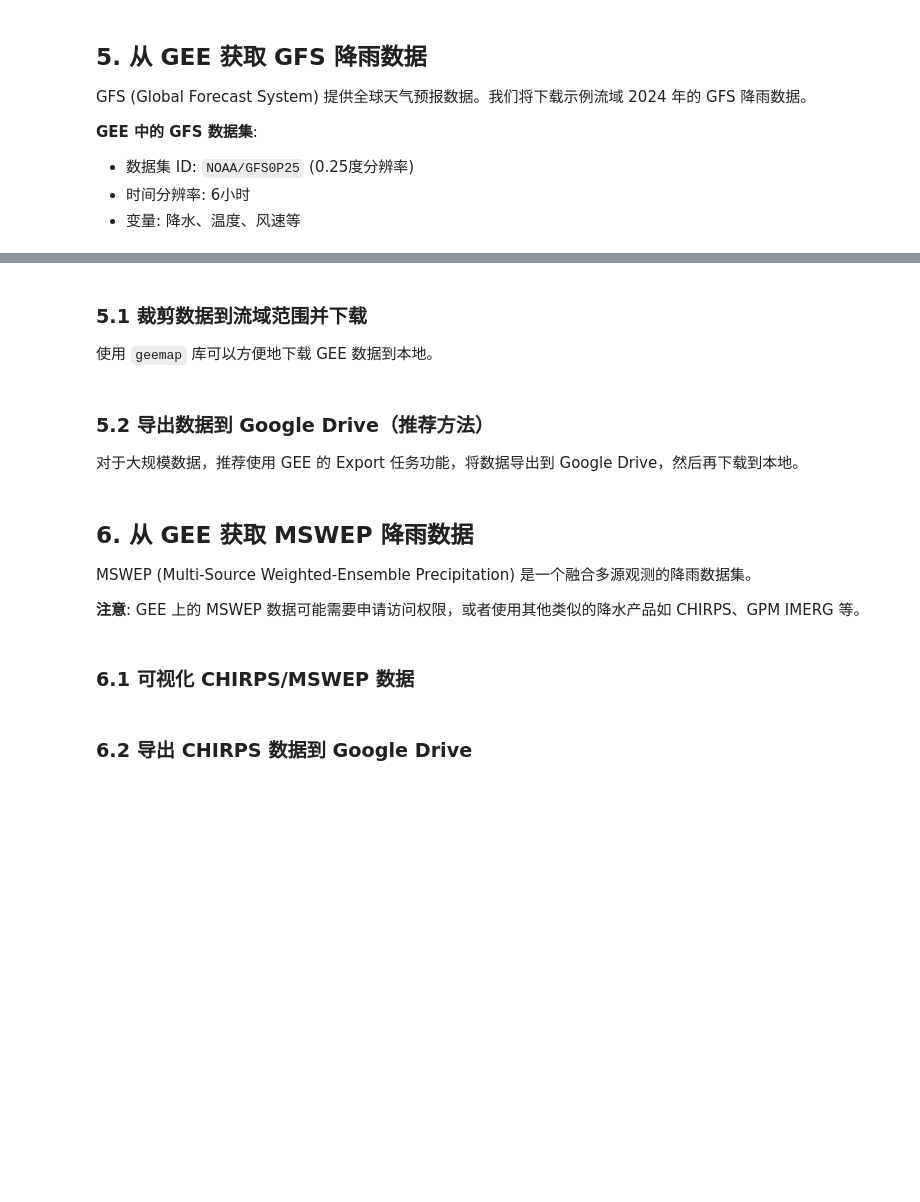
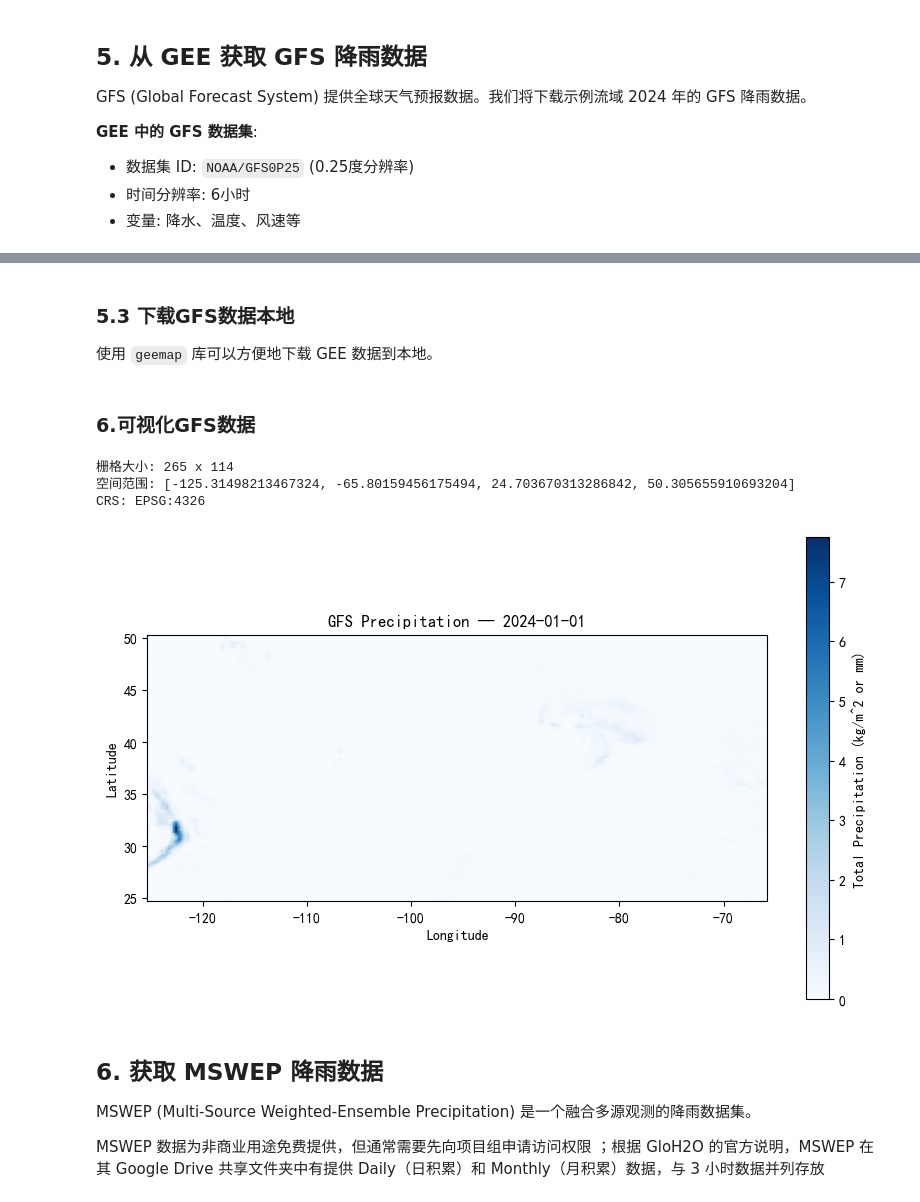
Before and after one commit to iHeadWater/digital_twin_watershed_homework, a Jupyter notebook: 1_data_acquisition.ipynb, the cells around one changed output, grey strips where cells are left out. Cells and saved outputs as stored; diff of their text form; code cells hidden in the pictures; blank space fills up the shorter version.

```diff
--- a/1_data_acquisition.ipynb
+++ b/1_data_acquisition.ipynb
@@ -220,5 +376,5 @@ except Exception as e:
 # %% [markdown]
-### 5.1 裁剪数据到流域范围并下载
+### 5.3 下载GFS数据本地
 
 使用 `geemap` 库可以方便地下载 GEE 数据到本地。
 # %%
@@ -267,4 +422,0 @@ download_ee_data_to_netcdf(daily_precip, basin_geometry, output_file)
-# %% [markdown]
-### 5.2 导出数据到 Google Drive（推荐方法）
-
-对于大规模数据，推荐使用 GEE 的 Export 任务功能，将数据导出到 Google Drive，然后再下载到本地。
@@ -324,6 +423,40 @@ except Exception as e:
+# %% [markdown]
+### 6.可视化GFS数据
+# %%
+import rasterio
+import matplotlib.pyplot as plt
+import numpy as np
+
+# 1. 读取 GeoTIFF 文件
+tif_path = "GFS_tp_daily_2024/gfs_precip_20240101.tif"
+with rasterio.open(tif_path) as src:
+    data = src.read(1)  # 第一波段
+    bounds = src.bounds
+    extent = [bounds.left, bounds.right, bounds.bottom, bounds.top]
+    print("栅格大小:", src.width, "x", src.height)
+    print("空间范围:", extent)
+    print("CRS:", src.crs)
+
+# 2. 将无效值屏蔽掉（如 GFS 中常见的填充值）
+data = np.where(data < 0, np.nan, data)
+
+# 3. 绘制降雨分布
+plt.figure(figsize=(10, 6))
+img = plt.imshow(data, cmap='Blues', extent=extent, origin='upper')
+plt.colorbar(img, label="Total Precipitation (kg/m^2 or mm)")
+plt.title("GFS Precipitation — 2024-01-01")
+plt.xlabel("Longitude")
+plt.ylabel("Latitude")
+plt.grid(False)
+plt.show()
+# %% [output]
+栅格大小: 265 x 114
+空间范围: [-125.31498213467324, -65.80159456175494, 24.703670313286842, 50.305655910693204]
+CRS: EPSG:4326
+[figure, added]
 # %% [markdown]
-## 6. 从 GEE 获取 MSWEP 降雨数据
+## 6. 获取 MSWEP 降雨数据
 
 MSWEP (Multi-Source Weighted-Ensemble Precipitation) 是一个融合多源观测的降雨数据集。
 
-**注意**: GEE 上的 MSWEP 数据可能需要申请访问权限，或者使用其他类似的降水产品如 CHIRPS、GPM IMERG 等。
+MSWEP 数据为非商业用途免费提供，但通常需要先向项目组申请访问权限 ；根据 GloH2O 的官方说明，MSWEP 在其 Google Drive 共享文件夹中有提供 Daily（日积累）和 Monthly（月积累）数据，与 3 小时数据并列存放
@@ -362,2 +462,0 @@ except Exception as e:
-# %% [markdown]
-### 6.1 可视化 CHIRPS/MSWEP 数据
@@ -393,2 +462,0 @@ except Exception as e:
-# %% [markdown]
-### 6.2 导出 CHIRPS 数据到 Google Drive
```
Also changed, not shown: parts of 24 cells of this notebook, 3 other files.
